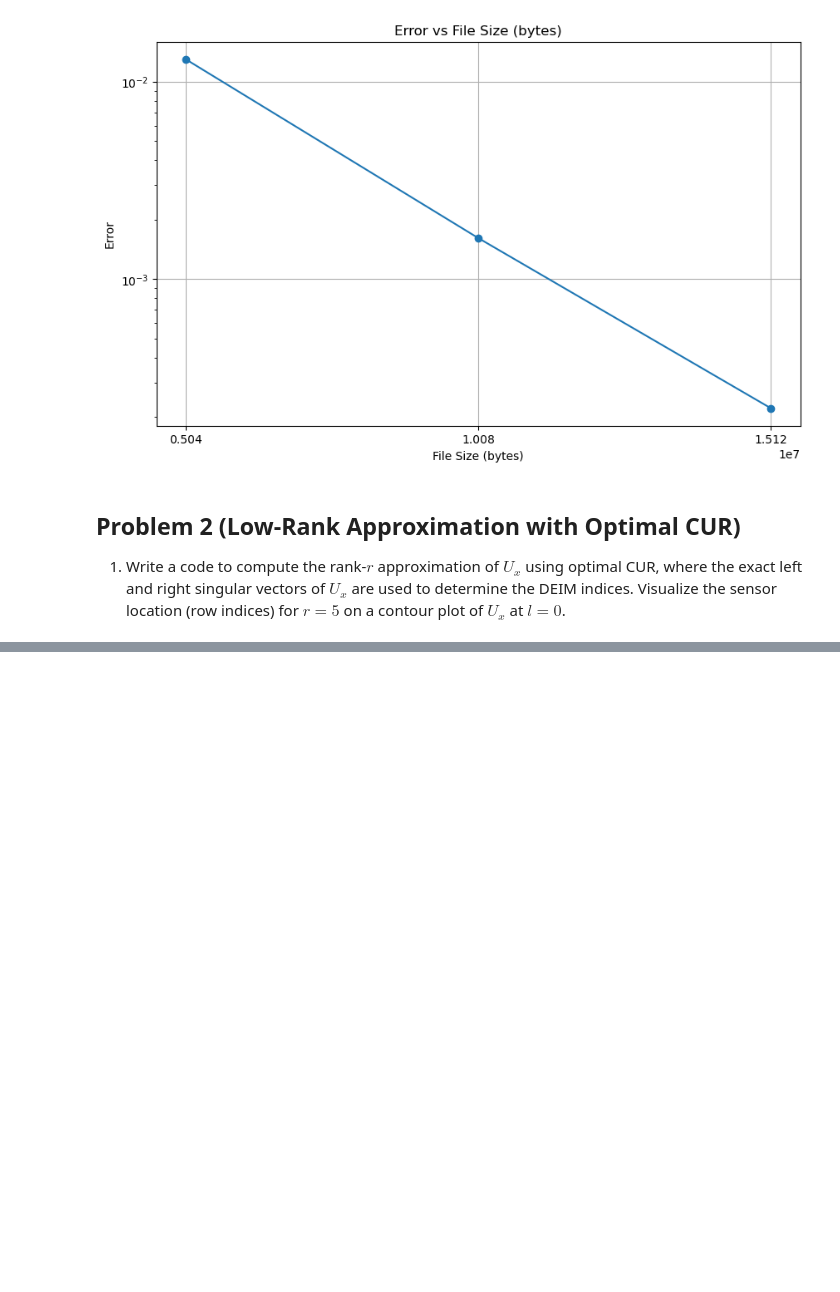
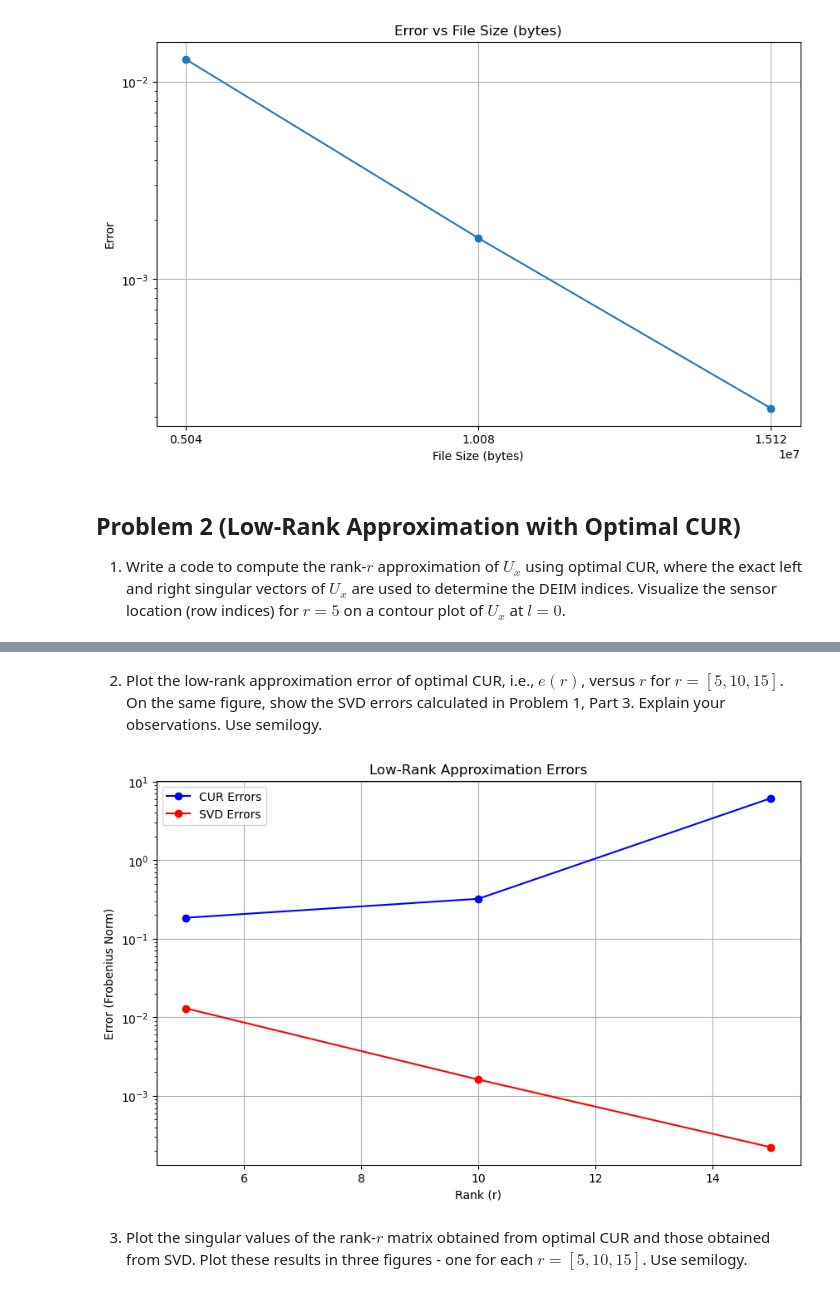
Before and after one commit to jacob-cunningham-ds/me_2061_hw9, a Jupyter notebook: homework_9.ipynb, the cells around one changed output, grey strips where cells are left out. Drawn from its saved outputs; the diff is of its cells as text; code cells hidden in the pictures; blank space fills up the shorter version.

```diff
--- a/homework_9.ipynb
+++ b/homework_9.ipynb
@@ -381,0 +338,37 @@ IndexError: index 26773 is out of bounds for axis 1 with size 250
+# %% [markdown]
+2. Plot the low-rank approximation error of optimal CUR, i.e., $e(r)$, versus $r$ for $r = [5, 10, 15]$. On the same figure, show the SVD errors calculated in Problem 1, Part 3. Explain your observations. Use semilogy.
+# %%
+import numpy as np
+import matplotlib.pyplot as plt
+
+r_values = [5, 10, 15]
+Ux_cur_errors = []
+Ux_svd_errors = [0.013005, 0.001615, 0.000222]
+
+for r in r_values:
+    col_indices = DEIM(U[:, :r])
+    row_indices = DEIM(VT[:r, :].T)
+
+    C = Ux[:, col_indices]
+    R = Ux[row_indices, :]
+    U_core = np.linalg.pinv(C[np.ix_(row_indices[:r], col_indices[:r])])
+    Ux_hat = C @ U_core @ R
+
+    # Calculate the Frobenius norm of the error for CUR
+    cur_error = np.linalg.norm(Ux - Ux_hat, 'fro') / np.linalg.norm(Ux, 'fro')
+    Ux_cur_errors.append(cur_error)
+
+# Plotting the results using semilogy
+plt.figure(figsize=(10, 6))
+plt.semilogy(r_values, Ux_cur_errors, 'b-o', label='CUR Errors')
+plt.semilogy(r_values, Ux_svd_errors, 'r-o', label='SVD Errors')
+plt.title('Low-Rank Approximation Errors')
+plt.xlabel('Rank (r)')
+plt.ylabel('Error (Frobenius Norm)')
+plt.legend()
+plt.grid(True)
+plt.show()
+# %% [output]
+[figure, added]
+# %% [markdown]
+3. Plot the singular values of the rank-$r$ matrix obtained from optimal CUR and those obtained from SVD. Plot these results in three figures - one for each $r = [5, 10, 15]$. Use semilogy.
```
Also changed, not shown: parts of 7 cells of this notebook, 4 other files.
